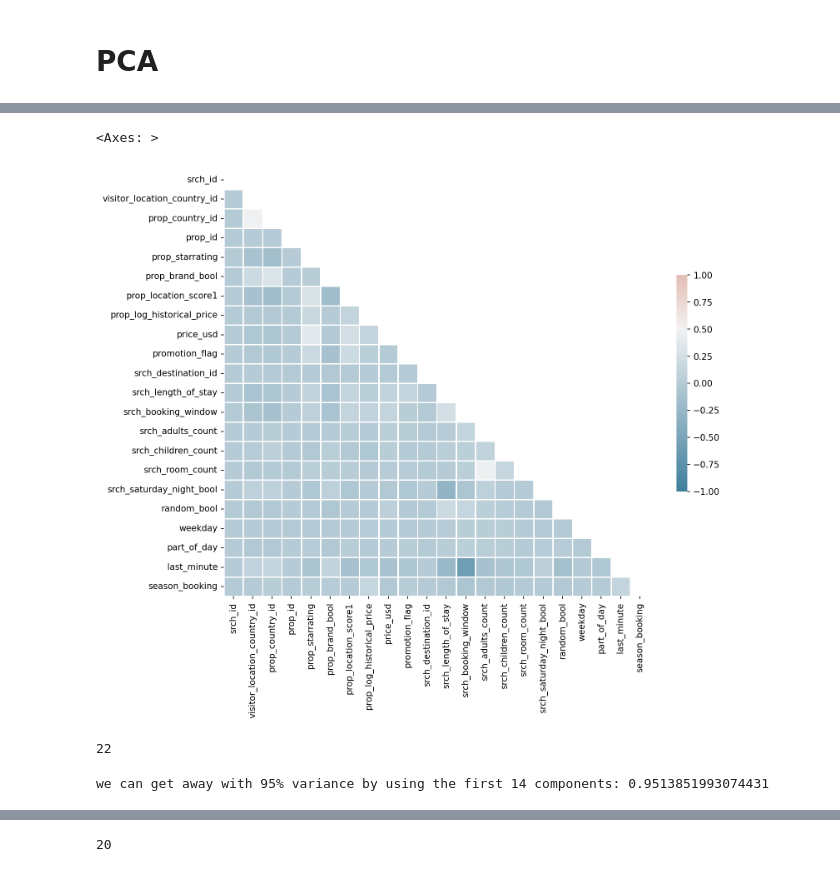
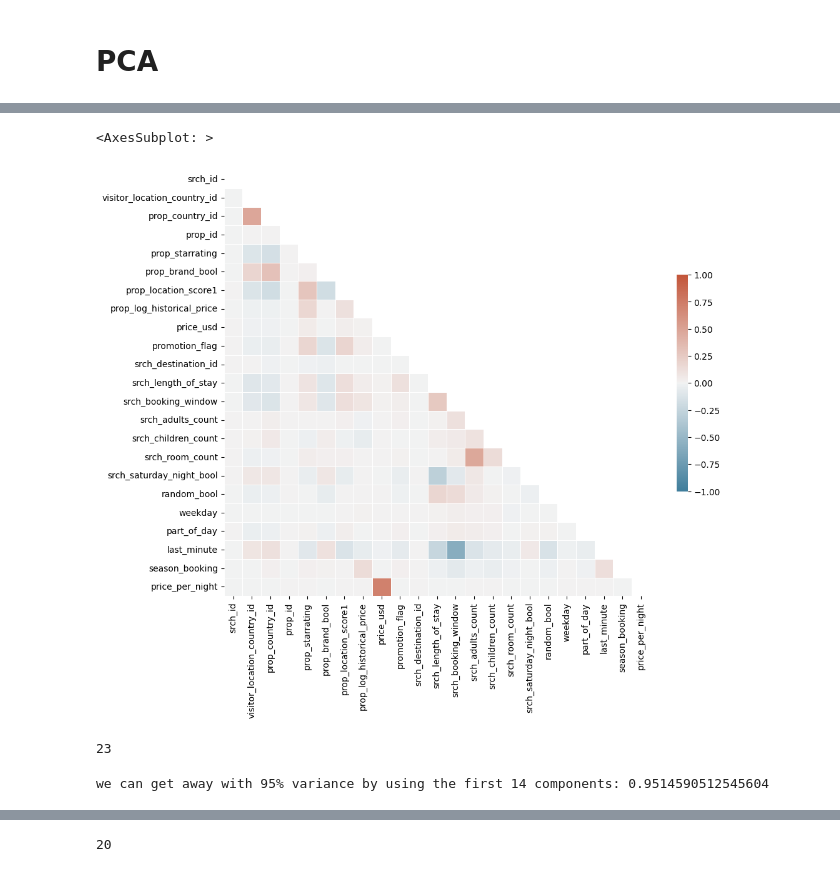
Before and after one commit to Revess/DMT2023_ass2, a Jupyter notebook: PCA.ipynb, the cells around one changed output, grey strips where cells are left out. Cells and saved outputs as stored; diff of their text form; code cells hidden in the pictures.

Commit message:
PCA Plots

```diff
--- a/PCA.ipynb
+++ b/PCA.ipynb
@@ -8,5 +8,5 @@ import sklearn.decomposition as skd
 import seaborn as sns
 import pickle as pkl
 # %%
-df = pd.read_csv('data/cleaned_data.csv')
+df = pd.read_csv('data/cleaned_train_data.csv')
 # %%
@@ -27,20 +32,21 @@ var_threshhold = 0.95
 # %%
 corr_matrix = df.corr()
 mask = np.triu(np.ones_like(corr_matrix, dtype=bool))
 f, ax = plt.subplots(figsize=(11, 9))
 cmap = sns.diverging_palette(230, 20, as_cmap=True)
-sns.heatmap(corr_matrix, mask=mask, cmap=cmap, vmin=-1, vmax=1, center=0.5,
+sns.heatmap(corr_matrix, mask=mask, cmap=cmap, vmin=-1, vmax=1, center=0,
             square=True, linewidths=.5, cbar_kws={"shrink": .5})
 # %% [output]
-<Axes: >
+<AxesSubplot: >
-[figure, old version]
+[figure, new version]
 # %%
 len(corr_matrix)
 # %% [output]
-22
+23
 # %%
 normalized_df=(df-df.min())/(df.max()-df.min())
 # %%
+var_threshhold = 0.95
 pca = skd.PCA(n_components=len(corr_matrix))
 df_pca = pca.fit_transform(normalized_df)
 
@@ -53,4 +59,4 @@ top_components
 with open("./models/pca.pkl", "wb") as file:
     pkl.dump(pca, file)
 # %% [output]
-we can get away with 95% variance by using the first 14 components: 0.9513851993074431
+we can get away with 95% variance by using the first 14 components: 0.9514590512545604
```
Also changed, not shown: parts of 8 cells of this notebook.
